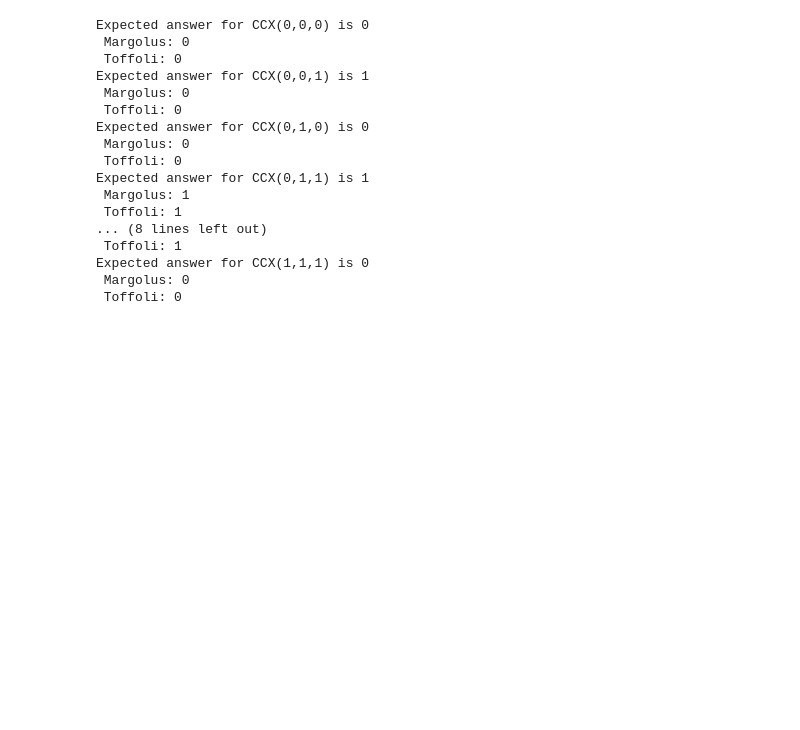
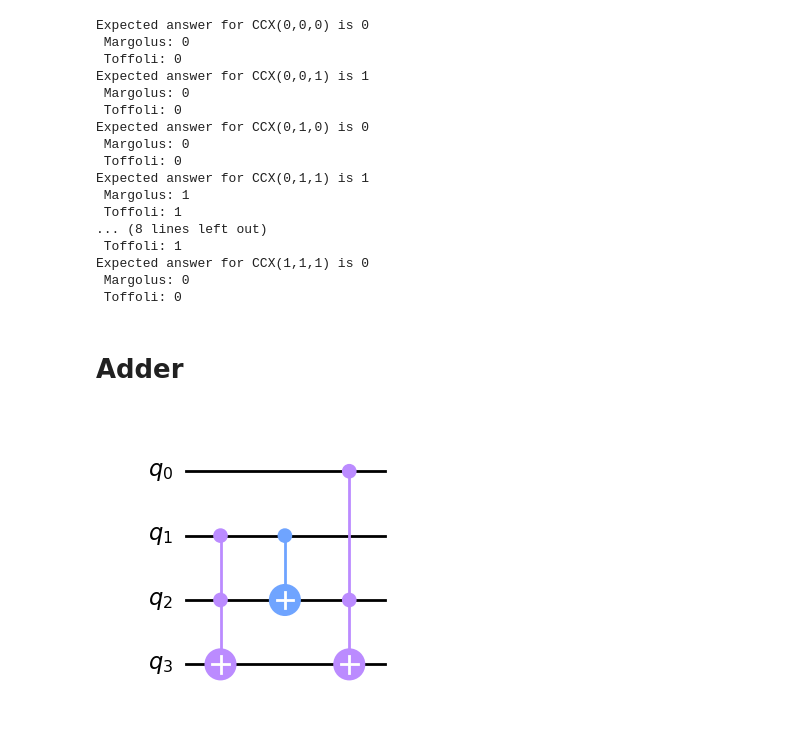
Before and after one commit to Aznatdor/Quantum-Computing, a Jupyter notebook: adder.ipynb, the cells around one changed output. Drawn from its saved outputs; the diff is of its cells as text; code cells hidden in the pictures; blank space fills up the shorter version.

Commit message:
Add adder sicruit for 2bit numbers

```diff
--- a/adder.ipynb
+++ b/adder.ipynb
@@ -84,3 +84,13 @@ Expected answer for CCX(0,1,1) is 1
 Expected answer for CCX(1,1,1) is 0
  Margolus: 0
  Toffoli: 0
+# %% [markdown]
+# Adder
+# %%
+CarryGate = qk.QuantumCircuit(4, name="Carry")
+CarryGate.ccx(1, 2, 3)
+CarryGate.cx(1, 2)
+CarryGate.ccx(0, 2, 3)
+CarryGate.draw(output="mpl", style="clifford")
+# %% [output]
+[figure, added]
```
Also changed, not shown: parts of 5 cells of this notebook.
